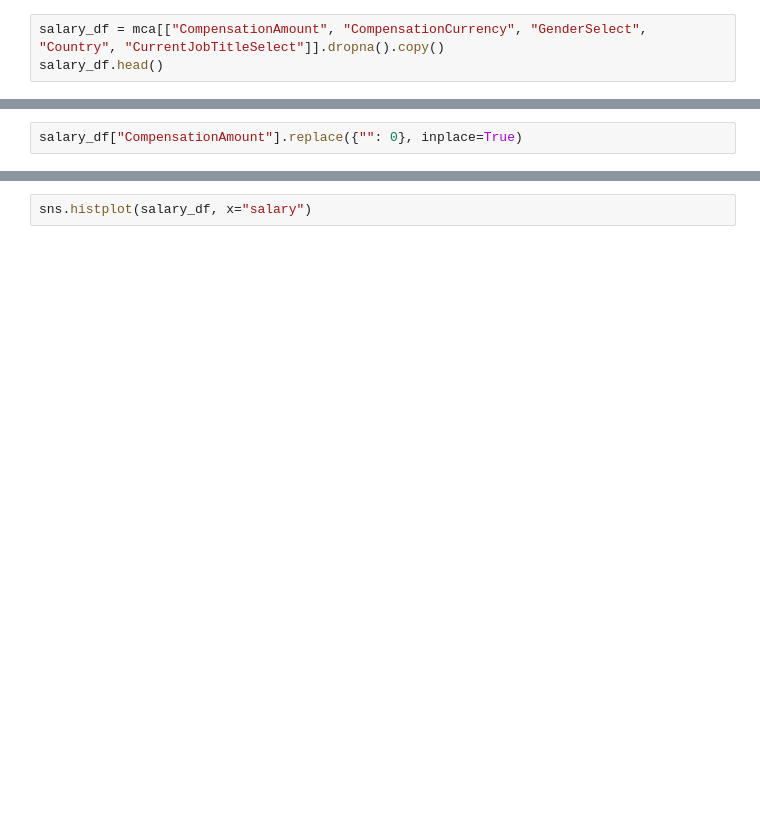
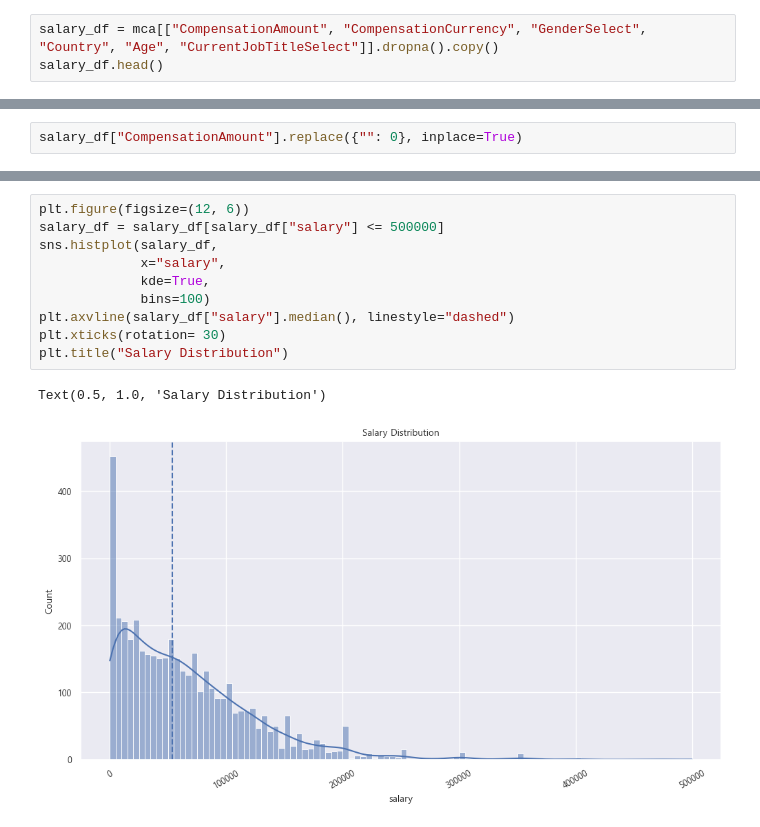
Before and after one commit to byulrim/KaggleExercise, a Jupyter notebook: kaggle_survey_2017_03.ipynb, the cells around one changed output, grey strips where cells are left out. Cells and saved outputs as stored; diff of their text form; blank space fills up the shorter version.

```diff
--- a/kaggle_survey_2017_03.ipynb
+++ b/kaggle_survey_2017_03.ipynb
@@ -75,3 +215,3 @@ currency_rate_df
 # %%
-salary_df = mca[["CompensationAmount", "CompensationCurrency", "GenderSelect", "Country", "CurrentJobTitleSelect"]].dropna().copy()
+salary_df = mca[["CompensationAmount", "CompensationCurrency", "GenderSelect", "Country", "Age", "CurrentJobTitleSelect"]].dropna().copy()
 salary_df.head()
@@ -93,2 +286,13 @@ print(f"Maximum Salary is USD $ {salary_df['salary'].max():.0f}",
-# %%
-sns.histplot(salary_df, x="salary")
+# %%
+plt.figure(figsize=(12, 6))
+salary_df = salary_df[salary_df["salary"] <= 500000]
+sns.histplot(salary_df,
+             x="salary",
+             kde=True,
+             bins=100)
+plt.axvline(salary_df["salary"].median(), linestyle="dashed")
+plt.xticks(rotation= 30)
+plt.title("Salary Distribution")
+# %% [output]
+Text(0.5, 1.0, 'Salary Distribution')
+[figure, added]
```
Also changed, not shown: parts of 53 cells of this notebook.
